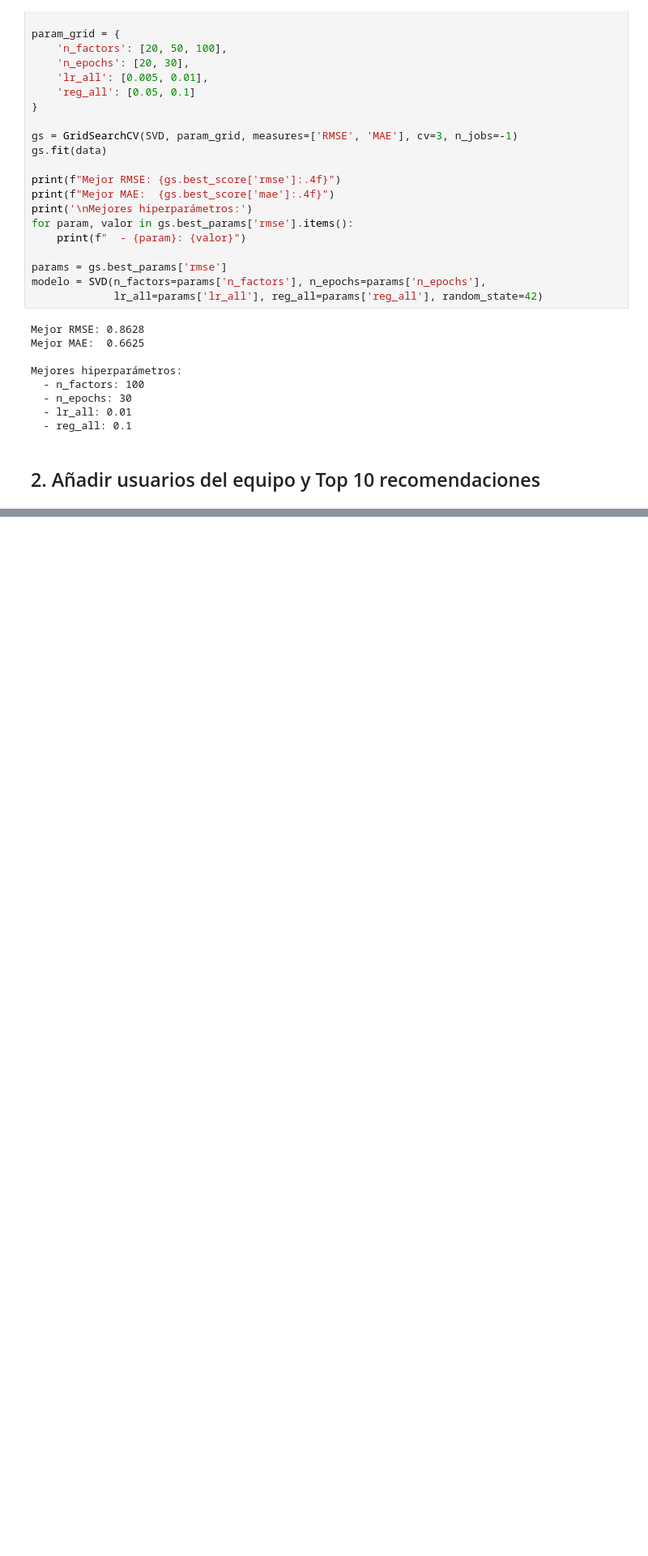
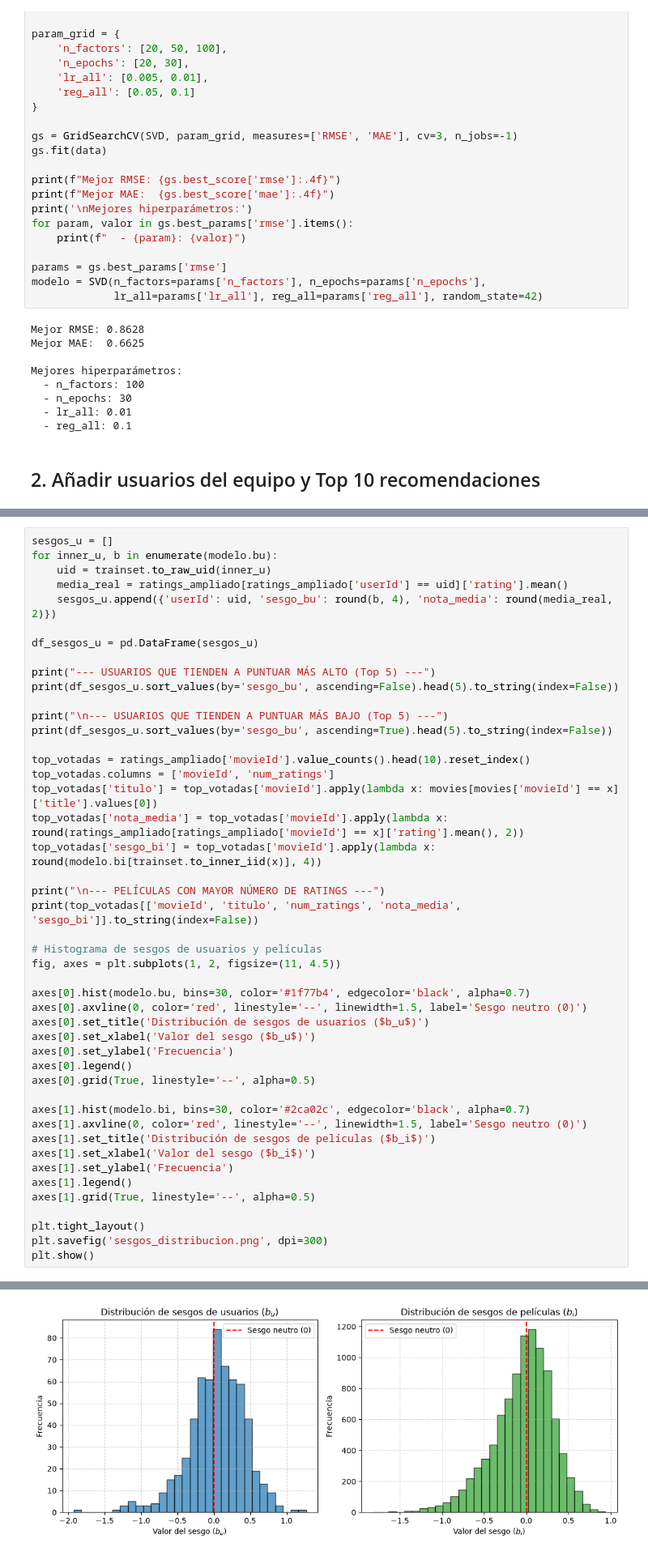
Before and after one commit to cl4sic/Machine-learning-film-recommendation-model, a Jupyter notebook: practica_filtro_colaborativo.ipynb, the cells around one changed output, grey strips where cells are left out. Shown at 81% size. Cells and saved outputs as stored; diff of their text form; blank space fills up the shorter version.

Commit message:
feat: analizar sesgos estimados (bu y bi) y exportar histogramas de distribución

```diff
--- a/practica_filtro_colaborativo.ipynb
+++ b/practica_filtro_colaborativo.ipynb
@@ -134,0 +137,47 @@ Ranking                                                                      Tí
+# %%
+sesgos_u = []
+for inner_u, b in enumerate(modelo.bu):
+    uid = trainset.to_raw_uid(inner_u)
+    media_real = ratings_ampliado[ratings_ampliado['userId'] == uid]['rating'].mean()
+    sesgos_u.append({'userId': uid, 'sesgo_bu': round(b, 4), 'nota_media': round(media_real, 2)})
+
+df_sesgos_u = pd.DataFrame(sesgos_u)
+
+print("--- USUARIOS QUE TIENDEN A PUNTUAR MÁS ALTO (Top 5) ---")
+print(df_sesgos_u.sort_values(by='sesgo_bu', ascending=False).head(5).to_string(index=False))
+
+print("\n--- USUARIOS QUE TIENDEN A PUNTUAR MÁS BAJO (Top 5) ---")
+print(df_sesgos_u.sort_values(by='sesgo_bu', ascending=True).head(5).to_string(index=False))
+
+top_votadas = ratings_ampliado['movieId'].value_counts().head(10).reset_index()
+top_votadas.columns = ['movieId', 'num_ratings']
+top_votadas['titulo'] = top_votadas['movieId'].apply(lambda x: movies[movies['movieId'] == x]['title'].values[0])
+top_votadas['nota_media'] = top_votadas['movieId'].apply(lambda x: round(ratings_ampliado[ratings_ampliado['movieId'] == x]['rating'].mean(), 2))
+top_votadas['sesgo_bi'] = top_votadas['movieId'].apply(lambda x: round(modelo.bi[trainset.to_inner_iid(x)], 4))
+
+print("\n--- PELÍCULAS CON MAYOR NÚMERO DE RATINGS ---")
+print(top_votadas[['movieId', 'titulo', 'num_ratings', 'nota_media', 'sesgo_bi']].to_string(index=False))
+
+# Histograma de sesgos de usuarios y películas
+fig, axes = plt.subplots(1, 2, figsize=(11, 4.5))
+
+axes[0].hist(modelo.bu, bins=30, color='#1f77b4', edgecolor='black', alpha=0.7)
+axes[0].axvline(0, color='red', linestyle='--', linewidth=1.5, label='Sesgo neutro (0)')
+axes[0].set_title('Distribución de sesgos de usuarios ($b_u$)')
+axes[0].set_xlabel('Valor del sesgo ($b_u$)')
+axes[0].set_ylabel('Frecuencia')
+axes[0].legend()
+axes[0].grid(True, linestyle='--', alpha=0.5)
+
+axes[1].hist(modelo.bi, bins=30, color='#2ca02c', edgecolor='black', alpha=0.7)
+axes[1].axvline(0, color='red', linestyle='--', linewidth=1.5, label='Sesgo neutro (0)')
+axes[1].set_title('Distribución de sesgos de películas ($b_i$)')
+axes[1].set_xlabel('Valor del sesgo ($b_i$)')
+axes[1].set_ylabel('Frecuencia')
+axes[1].legend()
+axes[1].grid(True, linestyle='--', alpha=0.5)
+
+plt.tight_layout()
+plt.savefig('sesgos_distribucion.png', dpi=300)
+plt.show()
+# %% [output]
@@ -134,0 +201 @@ Ranking                                                                      Tí
+[figure, added]
```
Also changed, not shown: parts of 2 cells of this notebook, 2 other files.
